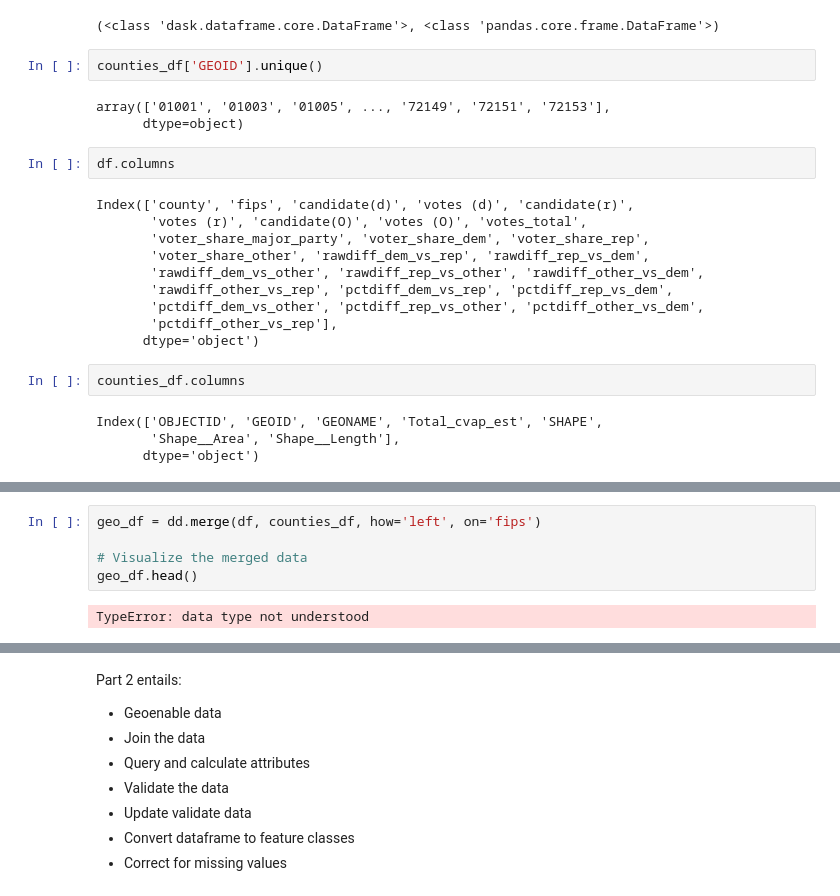
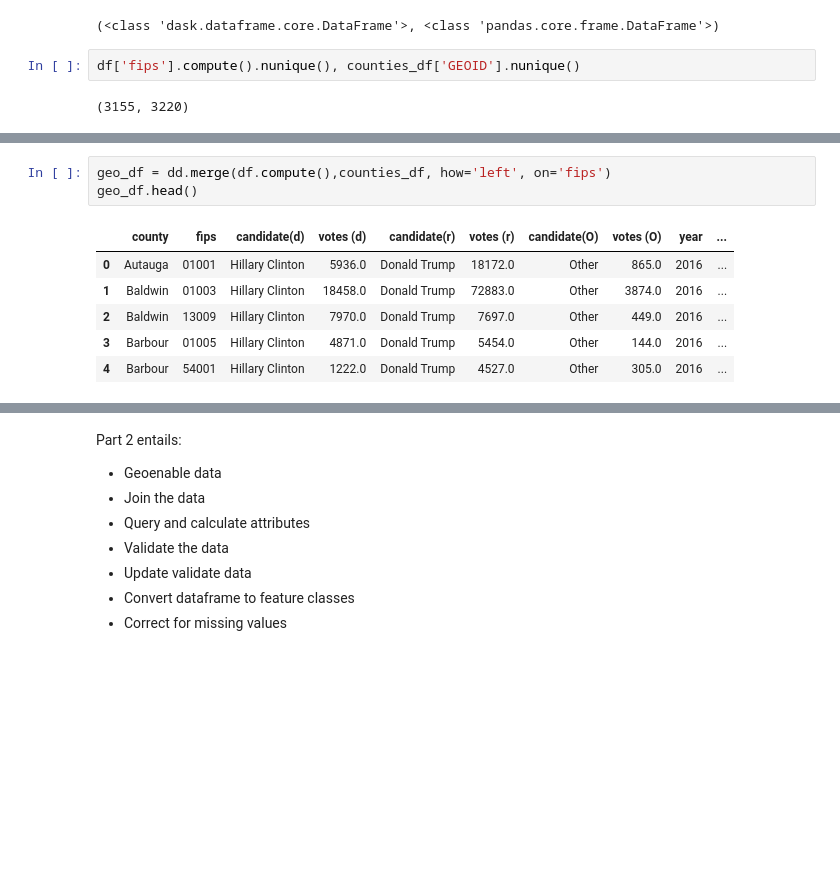
Before and after one commit to codebrain001/Spatial-Data-Engineering-using-Dask-in-ArcGIS-Pro, a Jupyter notebook: Dask.ipynb, the cells around one changed output, grey strips where cells are left out. Cells and saved outputs as stored; diff of their text form; blank space fills up the shorter version.

```diff
--- a/Dask.ipynb
+++ b/Dask.ipynb
@@ -450,29 +398,10 @@ memory usage: 616.9+ KB
 type(df), type(counties_df)
 # %% [output]
 (<class 'dask.dataframe.core.DataFrame'>, <class 'pandas.core.frame.DataFrame'>)
-# %%
-counties_df['GEOID'].unique()
-# %% [output]
-array(['01001', '01003', '01005', ..., '72149', '72151', '72153'],
-      dtype=object)
-# %%
-df.columns
-# %% [output]
-Index(['county', 'fips', 'candidate(d)', 'votes (d)', 'candidate(r)',
-       'votes (r)', 'candidate(O)', 'votes (O)', 'votes_total',
-       'voter_share_major_party', 'voter_share_dem', 'voter_share_rep',
-       'voter_share_other', 'rawdiff_dem_vs_rep', 'rawdiff_rep_vs_dem',
-       'rawdiff_dem_vs_other', 'rawdiff_rep_vs_other', 'rawdiff_other_vs_dem',
-       'rawdiff_other_vs_rep', 'pctdiff_dem_vs_rep', 'pctdiff_rep_vs_dem',
-       'pctdiff_dem_vs_other', 'pctdiff_rep_vs_other', 'pctdiff_other_vs_dem',
-       'pctdiff_other_vs_rep'],
-      dtype='object')
-# %%
-counties_df.columns
-# %% [output]
-Index(['OBJECTID', 'GEOID', 'GEONAME', 'Total_cvap_est', 'SHAPE',
-       'Shape__Area', 'Shape__Length'],
-      dtype='object')
+# %%
+df['fips'].compute().nunique(), counties_df['GEOID'].nunique()
+# %% [output]
+(3155, 3220)
 # %%
 # rename columns
 counties_df = counties_df.rename(columns={'GEOID': 'fips'})
@@ -485,9 +414,12 @@ counties_df.head()
 | 3 | 4 | 01007 | Bibb County, Alabama | 17590 | {'rings': [[[-9692114, 3928124.00... | 2.311999e+09 | 2.279184e+05 |
 | 4 | 5 | 01009 | Blount County, Alabama | 42430 | {'rings': [[[-9623907, 4063676.00... | 2.456909e+09 | 2.926429e+05 |
 # %%
-geo_df = dd.merge(df, counties_df, how='left', on='fips')
-
-# Visualize the merged data
+geo_df = dd.merge(df.compute(),counties_df, how='left', on='fips')
 geo_df.head()
 # %% [output]
-TypeError: data type not understood
+|  | county | fips | candidate(d) | votes (d) | candidate(r) | votes (r) | candidate(O) | votes (O) | year | ... |
+| 0 | Autauga | 01001 | Hillary Clinton | 5936.0 | Donald Trump | 18172.0 | Other | 865.0 | 2016 | ... |
+| 1 | Baldwin | 01003 | Hillary Clinton | 18458.0 | Donald Trump | 72883.0 | Other | 3874.0 | 2016 | ... |
+| 2 | Baldwin | 13009 | Hillary Clinton | 7970.0 | Donald Trump | 7697.0 | Other | 449.0 | 2016 | ... |
+| 3 | Barbour | 01005 | Hillary Clinton | 4871.0 | Donald Trump | 5454.0 | Other | 144.0 | 2016 | ... |
+| 4 | Barbour | 54001 | Hillary Clinton | 1222.0 | Donald Trump | 4527.0 | Other | 305.0 | 2016 | ... |
```
Also changed, not shown: parts of 37 cells of this notebook, 30 other files.
